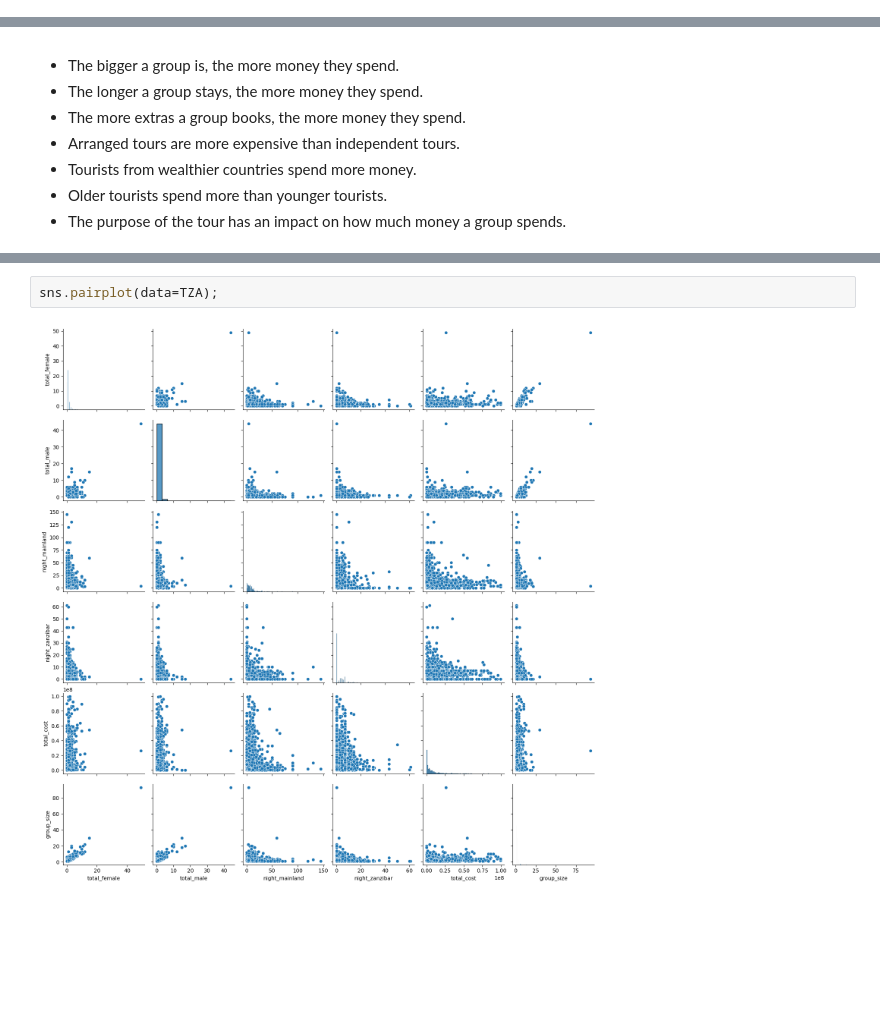
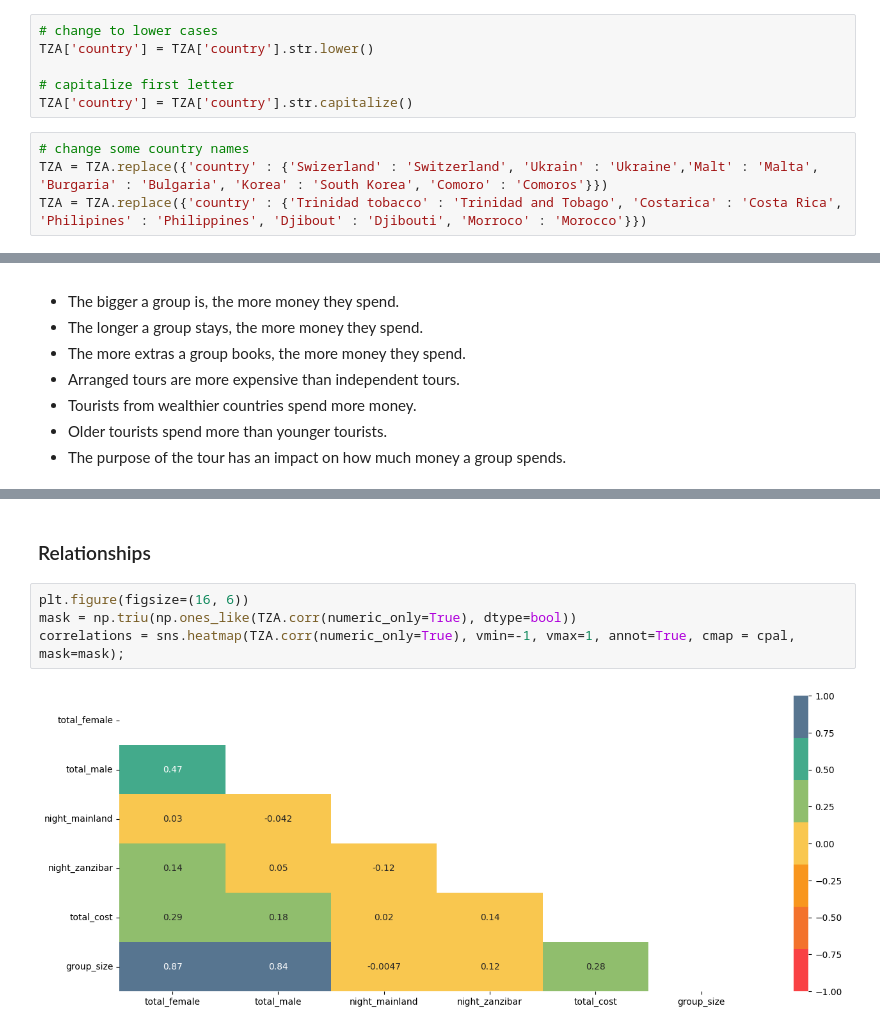
Before and after one commit to scheinmensch/Tanzania_Tourism_Prediction, a Jupyter notebook: EDA.ipynb, the cells around one changed output, grey strips where cells are left out. Cells and saved outputs as stored; diff of their text form; blank space fills up the shorter version.

```diff
--- a/EDA.ipynb
+++ b/EDA.ipynb
@@ -400,3 +387,13 @@ Is it realistic that a travel group consists of 93? Or that a group spends almos
+# %%
+# change to lower cases
+TZA['country'] = TZA['country'].str.lower()
+
+# capitalize first letter
+TZA['country'] = TZA['country'].str.capitalize()
+# %%
+# change some country names
+TZA = TZA.replace({'country' : {'Swizerland' : 'Switzerland', 'Ukrain' : 'Ukraine','Malt' : 'Malta', 'Burgaria' : 'Bulgaria', 'Korea' : 'South Korea', 'Comoro' : 'Comoros'}})
+TZA = TZA.replace({'country' : {'Trinidad tobacco' : 'Trinidad and Tobago', 'Costarica' : 'Costa Rica', 'Philipines' : 'Philippines', 'Djibout' : 'Djibouti', 'Morroco' : 'Morocco'}})
 # %% [markdown]
 Before I start with the EDA I come up with some...
 
@@ -416,4 +450,8 @@ Let's start with exploring the data. First I'll try to find correlations between
+# %% [markdown]
+### Relationships
 # %%
-sns.pairplot(data=TZA);
+plt.figure(figsize=(16, 6))
+mask = np.triu(np.ones_like(TZA.corr(numeric_only=True), dtype=bool))
+correlations = sns.heatmap(TZA.corr(numeric_only=True), vmin=-1, vmax=1, annot=True, cmap = cpal, mask=mask);
 # %% [output]
-[figure, old version]
+[figure, new version]
```
Also changed, not shown: parts of 21 cells of this notebook, 1 other file.
